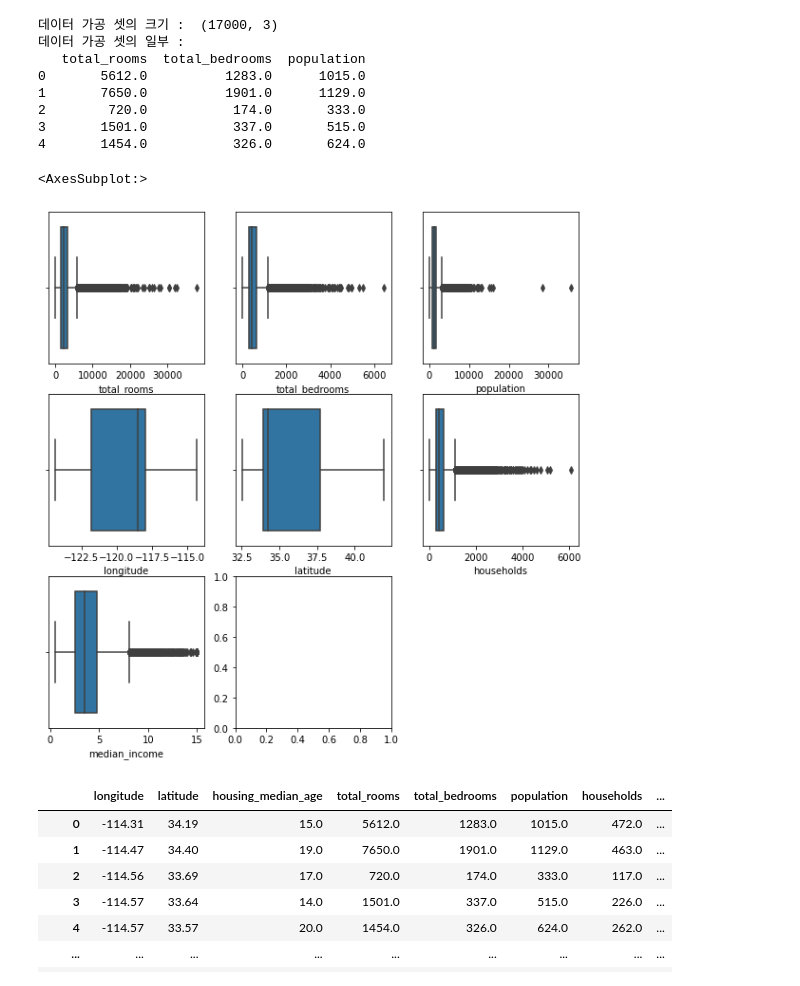
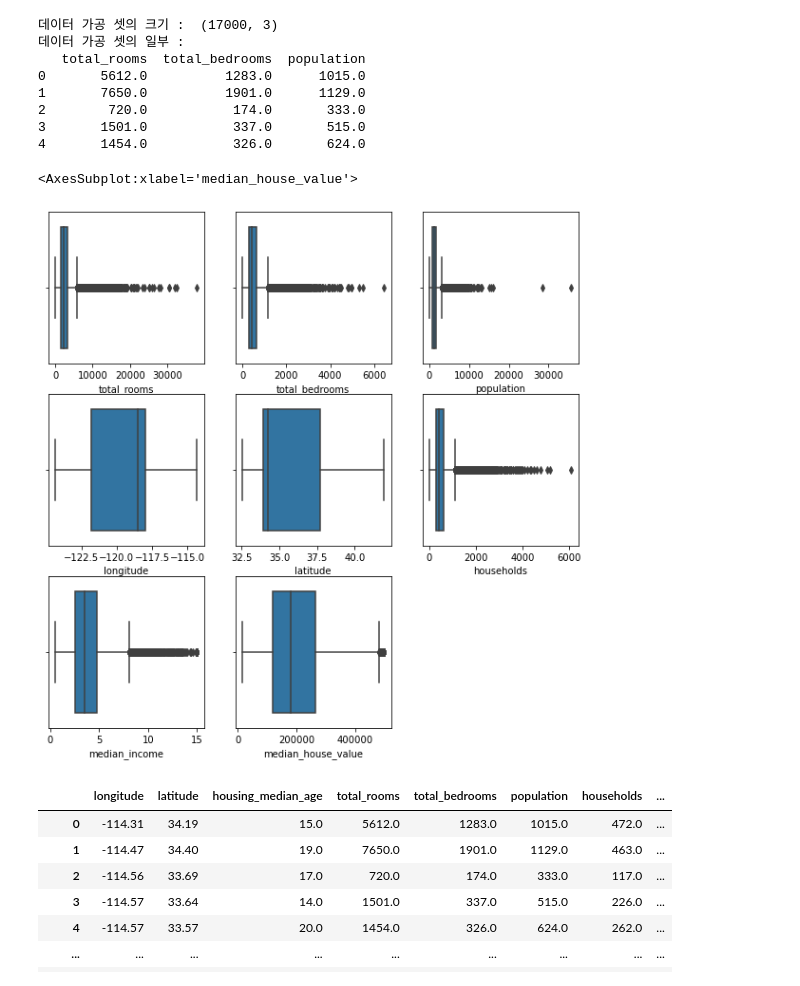
Before and after one commit to dongik9/MydataAnalysis, a Jupyter notebook: 20220916.ipynb, the cells around one changed output. Drawn from its saved outputs; the diff is of its cells as text; code cells hidden in the pictures.

```diff
--- a/20220916.ipynb
+++ b/20220916.ipynb
@@ -226,33 +226,30 @@ print(temp_train.head())
 # %%
 import seaborn as sns
 import matplotlib.pyplot as plt
 
 plt.figure(figsize=(10,10))
 
 plt.subplot(3,3,1)
 sns.boxplot(x="total_rooms", data=train)
 plt.subplot(3,3,2)
 sns.boxplot(x="total_bedrooms", data=train)
 plt.subplot(3,3,3)
 sns.boxplot(x="population", data=train)
 
 plt.subplot(3,3,4)
 sns.boxplot(x="longitude", data=train)
 plt.subplot(3,3,5)
 sns.boxplot(x="latitude", data=train)
 plt.subplot(3,3,6)
 sns.boxplot(x="households", data=train)
 
 plt.subplot(3,3,7)
 sns.boxplot(x="median_income", data=train)
 plt.subplot(3,3,8)
-# A1 : 75~100  3152 ~
-# A2 : 50~75   2128 ~ 3151
-# A3 : 25~50   1463 ~ 2127
-# A4 : 0~25    ~1462sns.boxplot(x="median_house_value", data=train)
+sns.boxplot(x="median_house_value", data=train)
 # %% [output]
-<AxesSubplot:>
+<AxesSubplot:xlabel='median_house_value'>
-[figure, old version]
+[figure, new version]
 # %%
 train['total_rooms'].describe()
 # %% [output]
```
Also changed, not shown: parts of 30 cells of this notebook, 1 other file.
